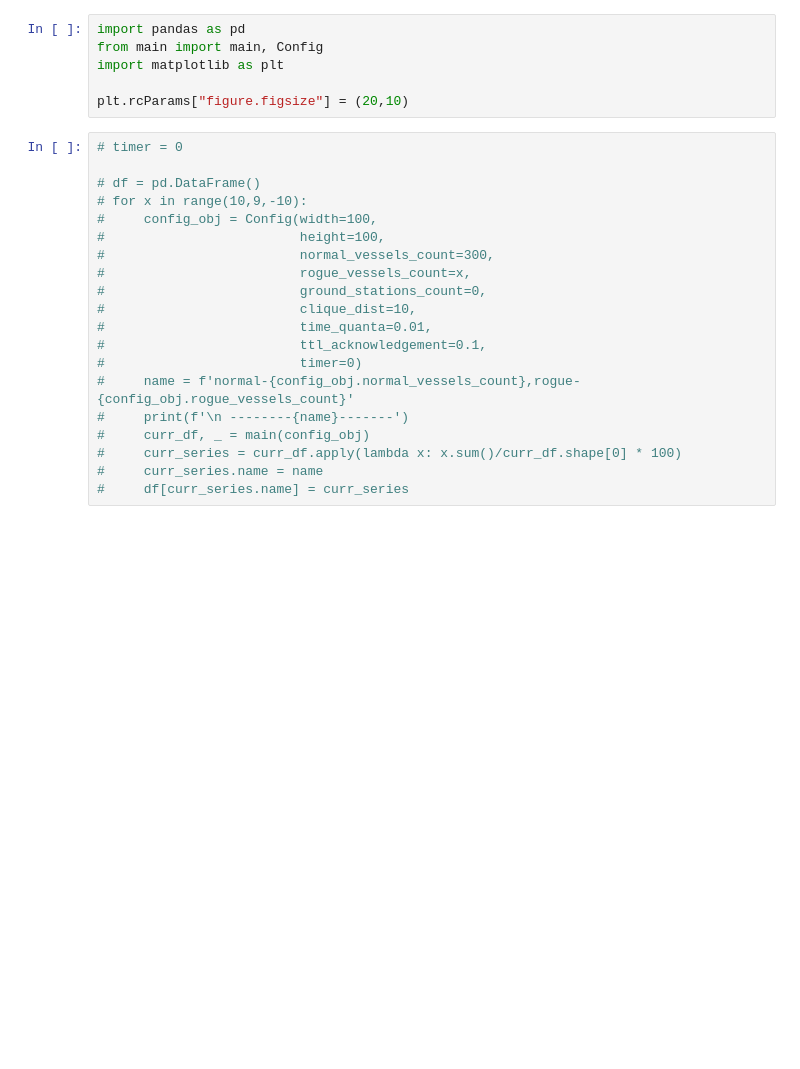
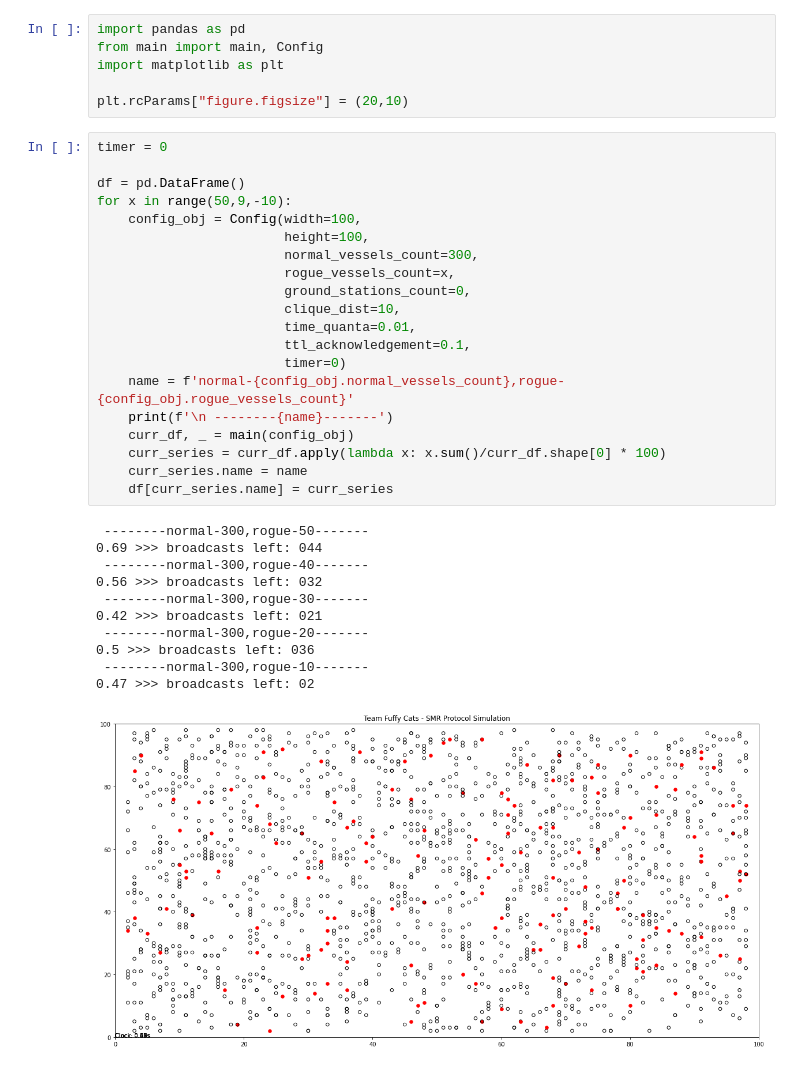
Before and after one commit to naveennvrgup/SMR-Protocol, a Jupyter notebook: results.ipynb, the cells around one changed output. Drawn from its saved outputs; the diff is of its cells as text; blank space fills up the shorter version.

```diff
--- a/results.ipynb
+++ b/results.ipynb
@@ -5,23 +5,35 @@ import matplotlib as plt
 
 plt.rcParams["figure.figsize"] = (20,10)
 # %%
-# timer = 0
+timer = 0
 
-# df = pd.DataFrame()
-# for x in range(10,9,-10):
-#     config_obj = Config(width=100,
-#                         height=100,
-#                         normal_vessels_count=300,
-#                         rogue_vessels_count=x,
-#                         ground_stations_count=0,
-#                         clique_dist=10,
-#                         time_quanta=0.01,
-#                         ttl_acknowledgement=0.1,
-#                         timer=0)
-#     name = f'normal-{config_obj.normal_vessels_count},rogue-{config_obj.rogue_vessels_count}'
-#     print(f'\n --------{name}-------')
-#     curr_df, _ = main(config_obj)
-#     curr_series = curr_df.apply(lambda x: x.sum()/curr_df.shape[0] * 100)
-#     curr_series.name = name
-#     df[curr_series.name] = curr_series
+df = pd.DataFrame()
+for x in range(50,9,-10):
+    config_obj = Config(width=100,
+                        height=100,
+                        normal_vessels_count=300,
+                        rogue_vessels_count=x,
+                        ground_stations_count=0,
+                        clique_dist=10,
+                        time_quanta=0.01,
+                        ttl_acknowledgement=0.1,
+                        timer=0)
+    name = f'normal-{config_obj.normal_vessels_count},rogue-{config_obj.rogue_vessels_count}'
+    print(f'\n --------{name}-------')
+    curr_df, _ = main(config_obj)
+    curr_series = curr_df.apply(lambda x: x.sum()/curr_df.shape[0] * 100)
+    curr_series.name = name
+    df[curr_series.name] = curr_series
+# %% [output]
+ --------normal-300,rogue-50-------
+0.69 >>> broadcasts left: 044
+ --------normal-300,rogue-40-------
+0.56 >>> broadcasts left: 032
+ --------normal-300,rogue-30-------
+0.42 >>> broadcasts left: 021
+ --------normal-300,rogue-20-------
+0.5 >>> broadcasts left: 036
+ --------normal-300,rogue-10-------
+0.47 >>> broadcasts left: 02
+[figure, added]
 # %%
```
Also changed, not shown: parts of 8 cells of this notebook, 2 other files.
